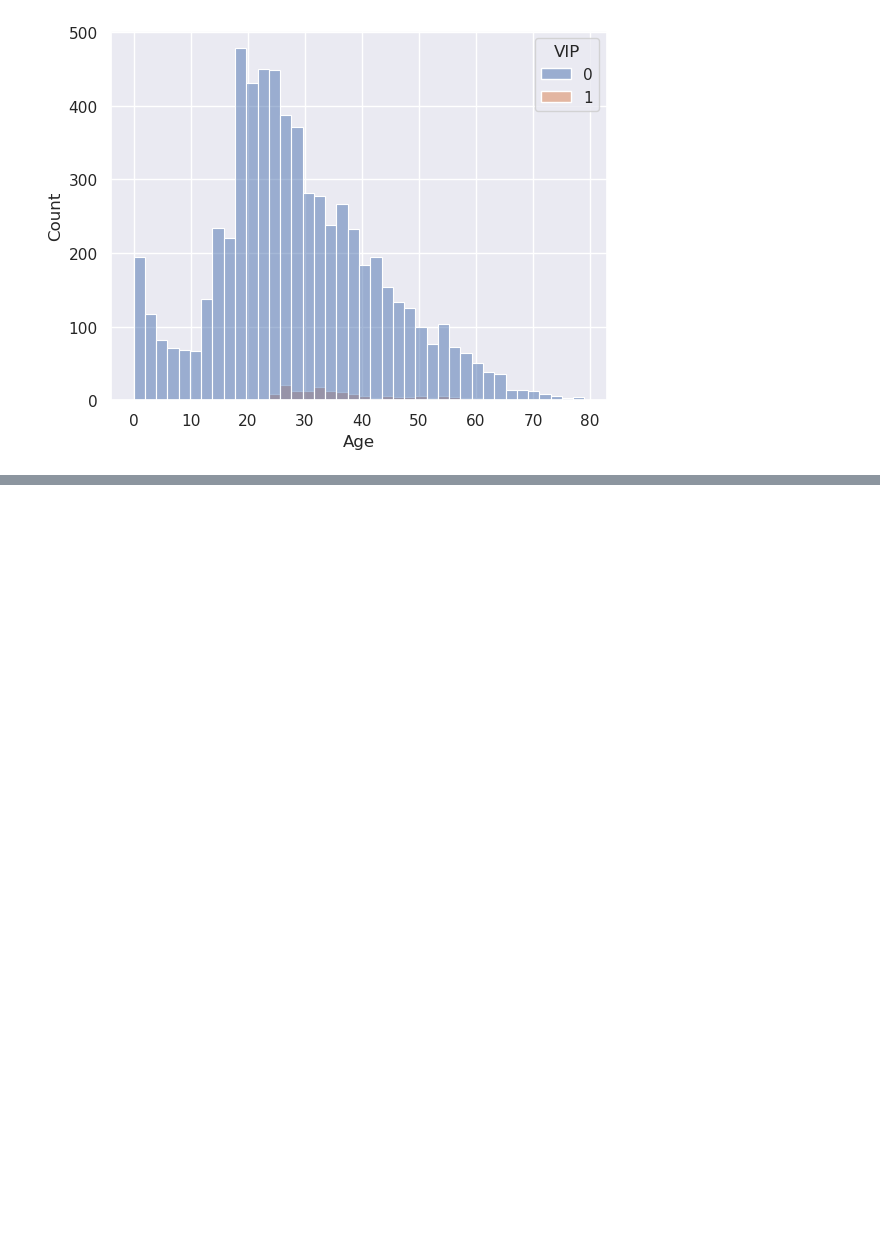
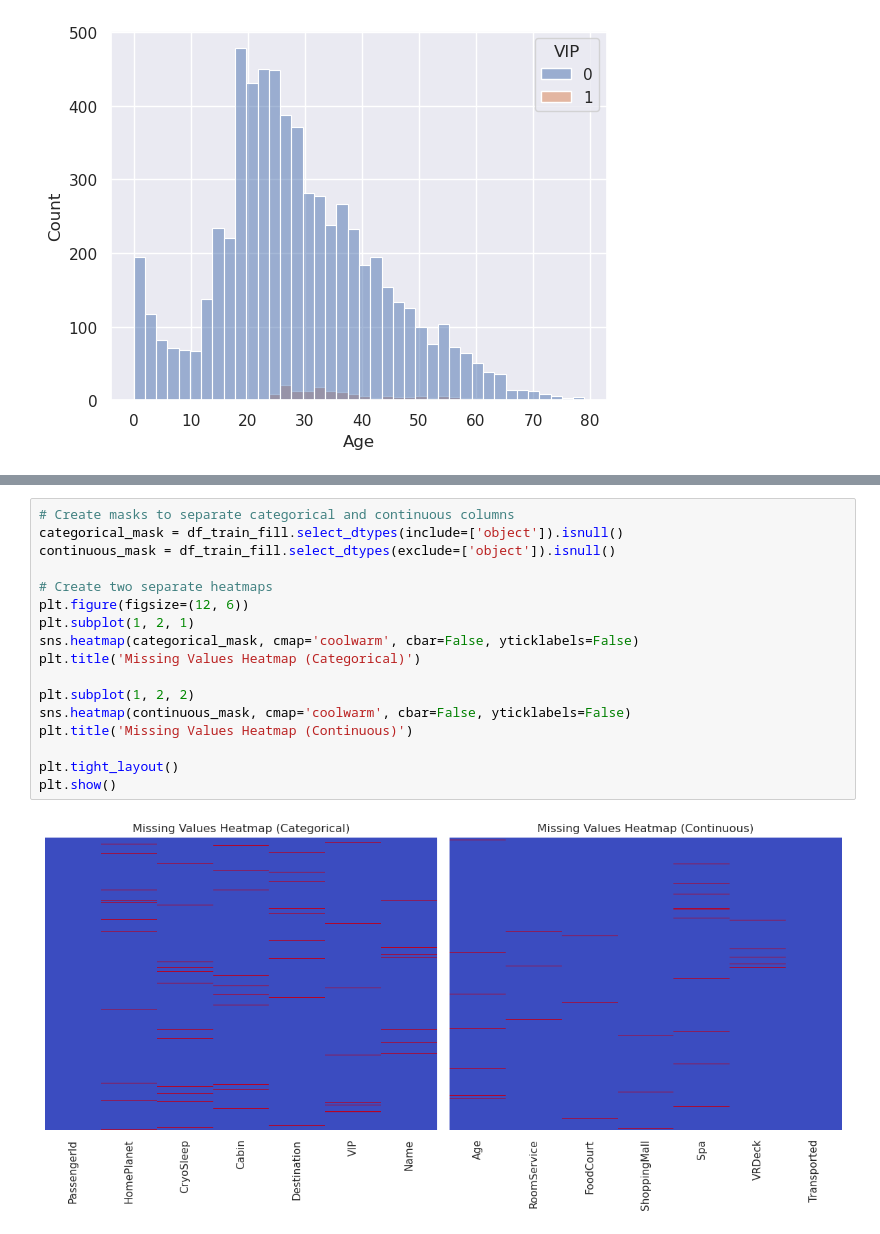
Before and after one commit to yunmokoo/Kaggle_Testing, a Jupyter notebook: spaceship-titanic-aug-30.ipynb, the cells around one changed output, grey strips where cells are left out. Cells and saved outputs as stored; diff of their text form; blank space fills up the shorter version.

```diff
--- a/spaceship-titanic-aug-30.ipynb
+++ b/spaceship-titanic-aug-30.ipynb
@@ -481,0 +512,19 @@ sns.histplot(data=df_train_filt, x="Age", hue='VIP')
+# %%
+# Create masks to separate categorical and continuous columns
+categorical_mask = df_train_fill.select_dtypes(include=['object']).isnull()
+continuous_mask = df_train_fill.select_dtypes(exclude=['object']).isnull()
+
+# Create two separate heatmaps
+plt.figure(figsize=(12, 6))
+plt.subplot(1, 2, 1)
+sns.heatmap(categorical_mask, cmap='coolwarm', cbar=False, yticklabels=False)
+plt.title('Missing Values Heatmap (Categorical)')
+
+plt.subplot(1, 2, 2)
+sns.heatmap(continuous_mask, cmap='coolwarm', cbar=False, yticklabels=False)
+plt.title('Missing Values Heatmap (Continuous)')
+
+plt.tight_layout()
+plt.show()
+# %% [output]
+[figure, added]
```
Also changed, not shown: parts of 9 cells of this notebook.
